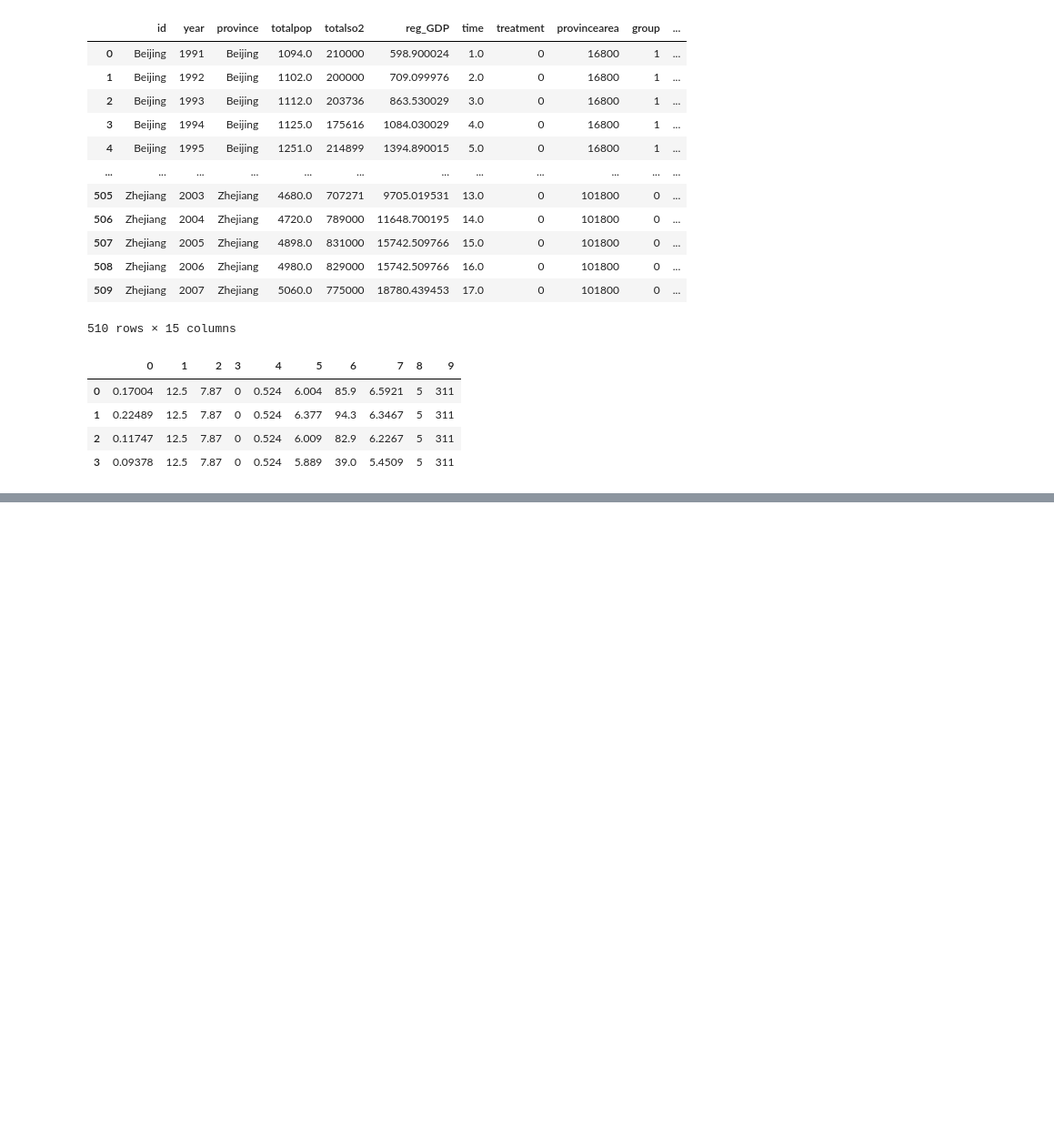
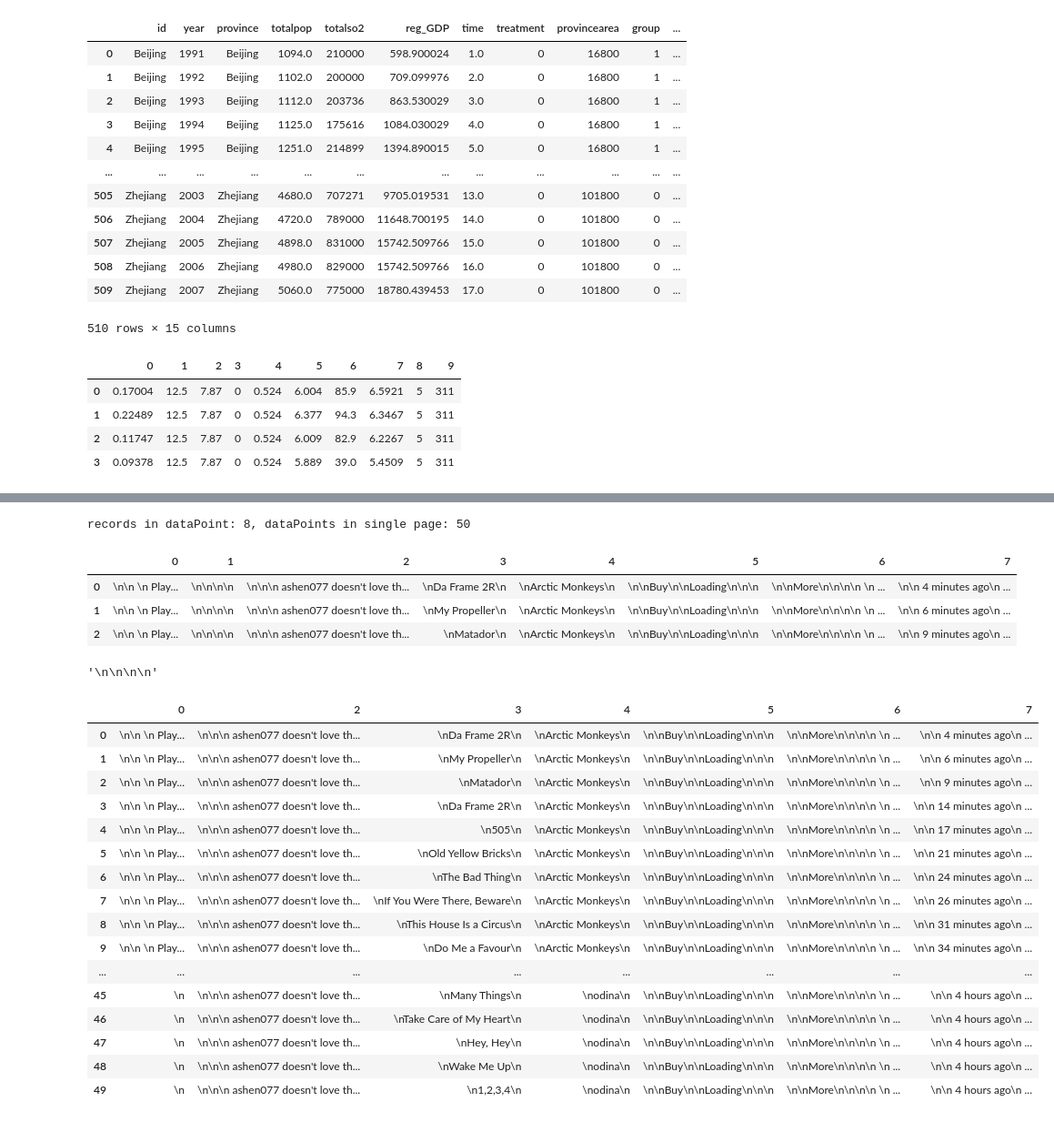
Before and after one commit to ashen007/Data-Wrangling-with-Python, a Jupyter notebook: TEST RUN/EX4/data_source.ipynb, the cells around one changed output, grey strips where cells are left out. Shown at 91% size. Drawn from its saved outputs; the diff is of its cells as text; code cells hidden in the pictures; blank space fills up the shorter version.

```diff
--- a/TEST RUN/EX4/data_source.ipynb
+++ b/TEST RUN/EX4/data_source.ipynb
@@ -310,0 +394,4 @@ dataset13[0]
+# %%
+with open('ashen077’s Library _ Last.fm.html', 'r', encoding='utf8') as page:
+    profile = bs(page)
+    print(type(profile))
@@ -310,0 +518,4 @@ dataset13[0]
+# %%
+tableBody = profile.find_all('table')
+tableBody = tableBody[0]
+print(type(tableBody), len(tableBody))
@@ -310,0 +544,38 @@ dataset13[0]
+# %%
+dataPoints = [[td.getText() for td in tr.find_all('td')] for tr in tableBody.tbody.find_all('tr')]
+print(f'records in dataPoint: {len(dataPoints[0])}, dataPoints in single page: {len(dataPoints)}')
+# %% [output]
+records in dataPoint: 8, dataPoints in single page: 50
+# %%
+df = pd.DataFrame(dataPoints)
+df.head(3)
+# %% [output]
+|  | 0 | 1 | 2 | 3 | 4 | 5 | 6 | 7 |
+| 0 | \n\n \n Play... | \n\n\n\n | \n\n\n ashen077 doesn't love th... | \nDa Frame 2R\n | \nArctic Monkeys\n | \n\nBuy\n\nLoading\n\n\n | \n\nMore\n\n\n\n \n ... | \n\n 4 minutes ago\n ... |
+| 1 | \n\n \n Play... | \n\n\n\n | \n\n\n ashen077 doesn't love th... | \nMy Propeller\n | \nArctic Monkeys\n | \n\nBuy\n\nLoading\n\n\n | \n\nMore\n\n\n\n \n ... | \n\n 6 minutes ago\n ... |
+| 2 | \n\n \n Play... | \n\n\n\n | \n\n\n ashen077 doesn't love th... | \nMatador\n | \nArctic Monkeys\n | \n\nBuy\n\nLoading\n\n\n | \n\nMore\n\n\n\n \n ... | \n\n 9 minutes ago\n ... |
+# %%
+df[1].iloc[0]
+# %% [output]
+'\n\n\n\n'
+# %%
+df = df.drop(1, axis=1)
+df
+# %% [output]
+|  | 0 | 2 | 3 | 4 | 5 | 6 | 7 |
+| 0 | \n\n \n Play... | \n\n\n ashen077 doesn't love th... | \nDa Frame 2R\n | \nArctic Monkeys\n | \n\nBuy\n\nLoading\n\n\n | \n\nMore\n\n\n\n \n ... | \n\n 4 minutes ago\n ... |
+| 1 | \n\n \n Play... | \n\n\n ashen077 doesn't love th... | \nMy Propeller\n | \nArctic Monkeys\n | \n\nBuy\n\nLoading\n\n\n | \n\nMore\n\n\n\n \n ... | \n\n 6 minutes ago\n ... |
+| 2 | \n\n \n Play... | \n\n\n ashen077 doesn't love th... | \nMatador\n | \nArctic Monkeys\n | \n\nBuy\n\nLoading\n\n\n | \n\nMore\n\n\n\n \n ... | \n\n 9 minutes ago\n ... |
+| 3 | \n\n \n Play... | \n\n\n ashen077 doesn't love th... | \nDa Frame 2R\n | \nArctic Monkeys\n | \n\nBuy\n\nLoading\n\n\n | \n\nMore\n\n\n\n \n ... | \n\n 14 minutes ago\n ... |
+| 4 | \n\n \n Play... | \n\n\n ashen077 doesn't love th... | \n505\n | \nArctic Monkeys\n | \n\nBuy\n\nLoading\n\n\n | \n\nMore\n\n\n\n \n ... | \n\n 17 minutes ago\n ... |
+| 5 | \n\n \n Play... | \n\n\n ashen077 doesn't love th... | \nOld Yellow Bricks\n | \nArctic Monkeys\n | \n\nBuy\n\nLoading\n\n\n | \n\nMore\n\n\n\n \n ... | \n\n 21 minutes ago\n ... |
+| 6 | \n\n \n Play... | \n\n\n ashen077 doesn't love th... | \nThe Bad Thing\n | \nArctic Monkeys\n | \n\nBuy\n\nLoading\n\n\n | \n\nMore\n\n\n\n \n ... | \n\n 24 minutes ago\n ... |
+| 7 | \n\n \n Play... | \n\n\n ashen077 doesn't love th... | \nIf You Were There, Beware\n | \nArctic Monkeys\n | \n\nBuy\n\nLoading\n\n\n | \n\nMore\n\n\n\n \n ... | \n\n 26 minutes ago\n ... |
+| 8 | \n\n \n Play... | \n\n\n ashen077 doesn't love th... | \nThis House Is a Circus\n | \nArctic Monkeys\n | \n\nBuy\n\nLoading\n\n\n | \n\nMore\n\n\n\n \n ... | \n\n 31 minutes ago\n ... |
+| 9 | \n\n \n Play... | \n\n\n ashen077 doesn't love th... | \nDo Me a Favour\n | \nArctic Monkeys\n | \n\nBuy\n\nLoading\n\n\n | \n\nMore\n\n\n\n \n ... | \n\n 34 minutes ago\n ... |
+| ... | ... | ... | ... | ... | ... | ... | ... |
+| 45 | \n | \n\n\n ashen077 doesn't love th... | \nMany Things\n | \nodina\n | \n\nBuy\n\nLoading\n\n\n | \n\nMore\n\n\n\n \n ... | \n\n 4 hours ago\n ... |
+| 46 | \n | \n\n\n ashen077 doesn't love th... | \nTake Care of My Heart\n | \nodina\n | \n\nBuy\n\nLoading\n\n\n | \n\nMore\n\n\n\n \n ... | \n\n 4 hours ago\n ... |
+| 47 | \n | \n\n\n ashen077 doesn't love th... | \nHey, Hey\n | \nodina\n | \n\nBuy\n\nLoading\n\n\n | \n\nMore\n\n\n\n \n ... | \n\n 4 hours ago\n ... |
+| 48 | \n | \n\n\n ashen077 doesn't love th... | \nWake Me Up\n | \nodina\n | \n\nBuy\n\nLoading\n\n\n | \n\nMore\n\n\n\n \n ... | \n\n 4 hours ago\n ... |
+| 49 | \n | \n\n\n ashen077 doesn't love th... | \n1,2,3,4\n | \nodina\n | \n\nBuy\n\nLoading\n\n\n | \n\nMore\n\n\n\n \n ... | \n\n 4 hours ago\n ... |
```
Also changed, not shown: parts of 35 cells of this notebook, 6 other files.
